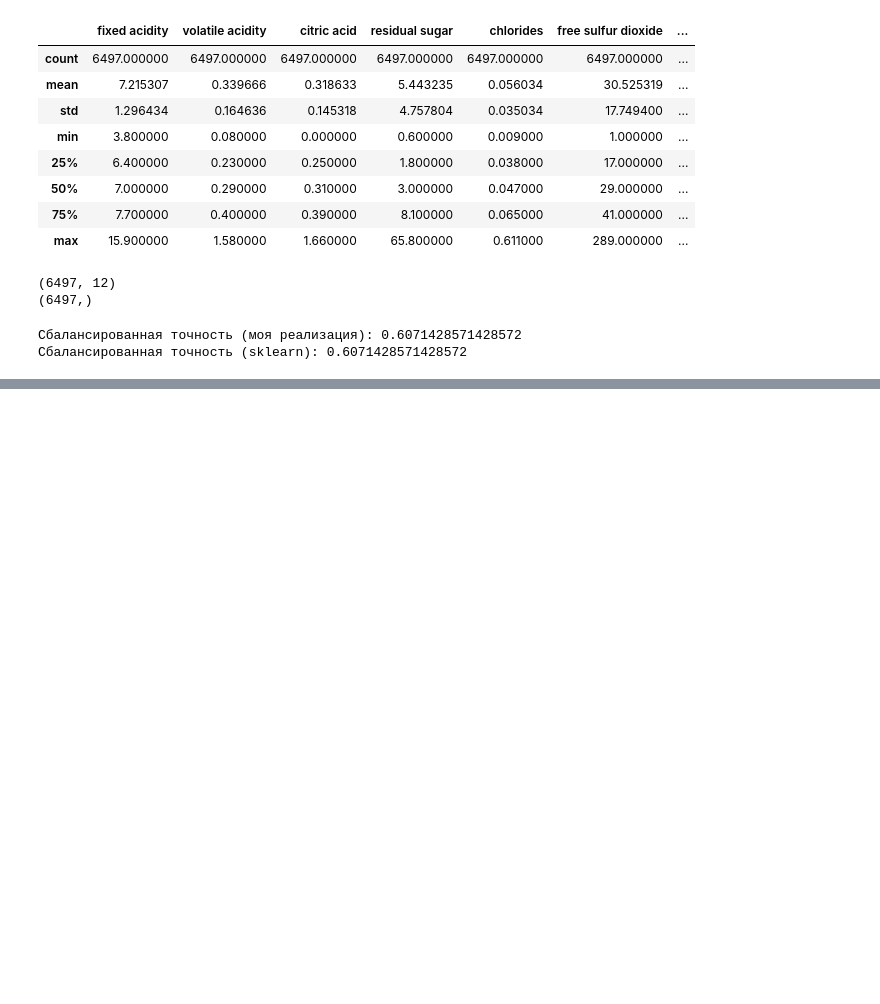
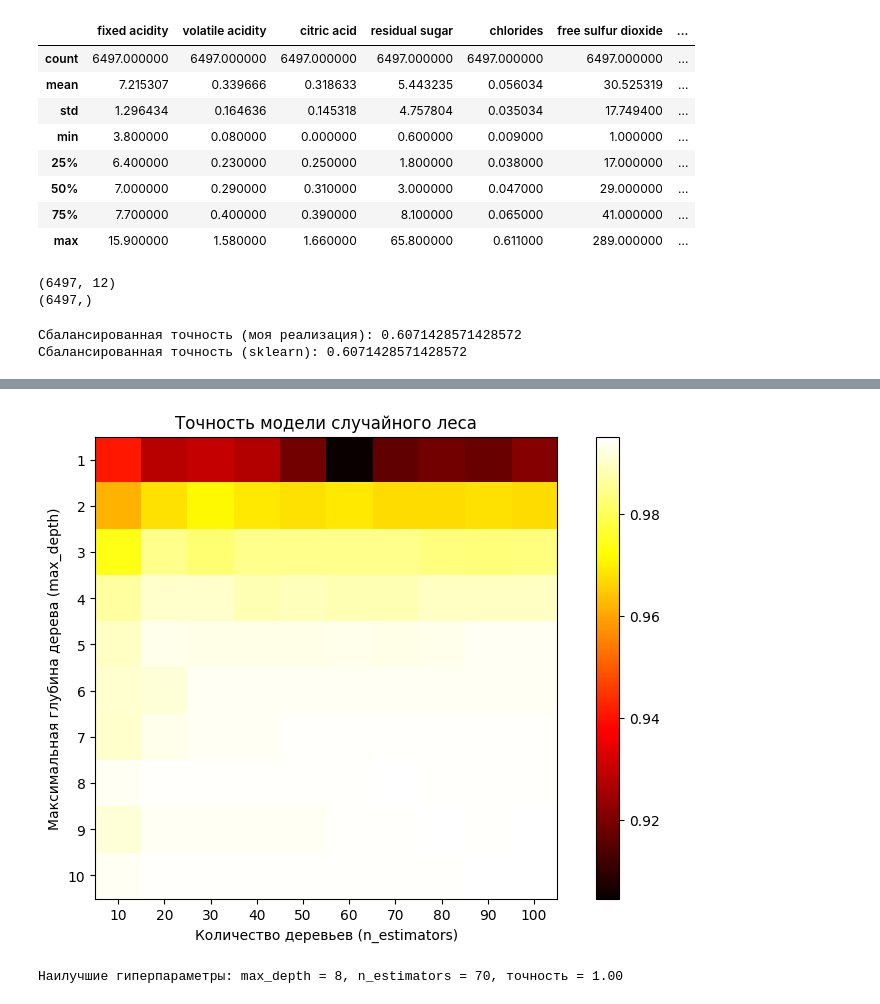
Before and after one commit to korsh624/DS, a Jupyter notebook: 2.4/task.ipynb, the cells around one changed output, grey strips where cells are left out. Saved outputs shown, nothing was run; the diff lists cells and outputs as text; code cells hidden in the pictures; blank space fills up the shorter version.

```diff
--- a/2.4/task.ipynb
+++ b/2.4/task.ipynb
@@ -183,0 +193,34 @@ res_pd[res_pd['mae_test'] == res_pd['mae_test'].min()]
+# %%
+max_depths = range(1, 11)  # Глубина деревьев от 1 до 10
+n_estimators = range(10, 101, 10)  # Количество деревьев от 10 до 100
+# %%
+scores = np.zeros((len(max_depths), len(n_estimators)))
+# %%
+for i, max_depth in enumerate(max_depths):
+    for j, n_est in enumerate(n_estimators):
+        model = RandomForestClassifier(max_depth=max_depth, n_estimators=n_est, random_state=42)
+        model.fit(features_train, target_train)
+
+        val_pred = model.predict(features_test)
+        scores[i, j] = accuracy_score(target_test, val_pred)
+# %%
+plt.figure(figsize=(10, 6))
+plt.imshow(scores, interpolation='nearest', cmap=plt.cm.hot)
+plt.colorbar()
+plt.xticks(np.arange(len(n_estimators)), n_estimators)
+plt.yticks(np.arange(len(max_depths)), max_depths)
+plt.xlabel('Количество деревьев (n_estimators)')
+plt.ylabel('Максимальная глубина дерева (max_depth)')
+plt.title('Точность модели случайного леса')
+plt.show()
+# %% [output]
+[figure, added]
+# %%
+best_index = np.unravel_index(np.argmax(scores), scores.shape)
+best_max_depth = max_depths[best_index[0]]
+best_n_estimators = n_estimators[best_index[1]]
+best_score = scores[best_index]
+
+print(f"Наилучшие гиперпараметры: max_depth = {best_max_depth}, n_estimators = {best_n_estimators}, точность = {best_score:.2f}")
+# %% [output]
+Наилучшие гиперпараметры: max_depth = 8, n_estimators = 70, точность = 1.00
```
Also changed, not shown: parts of 20 cells of this notebook, 1 other file.
